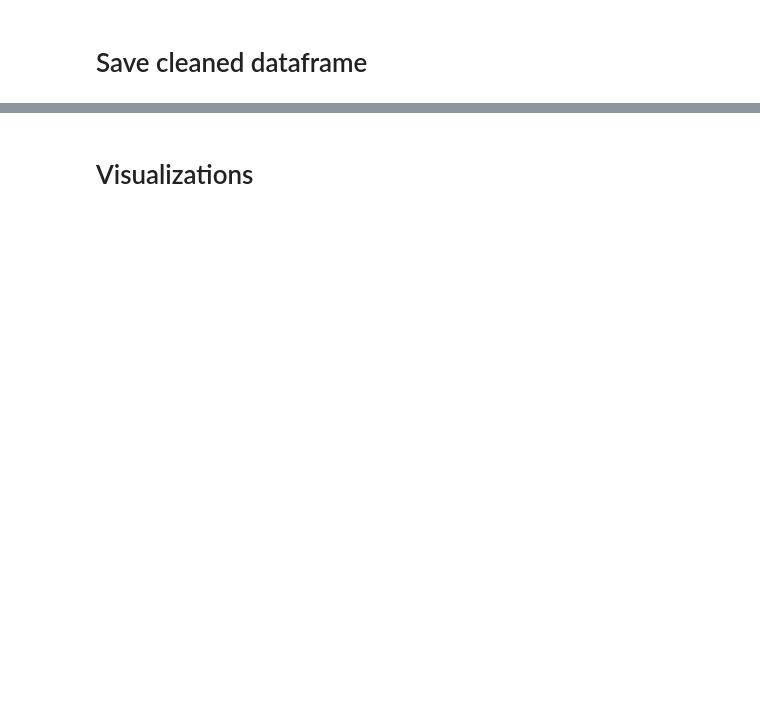
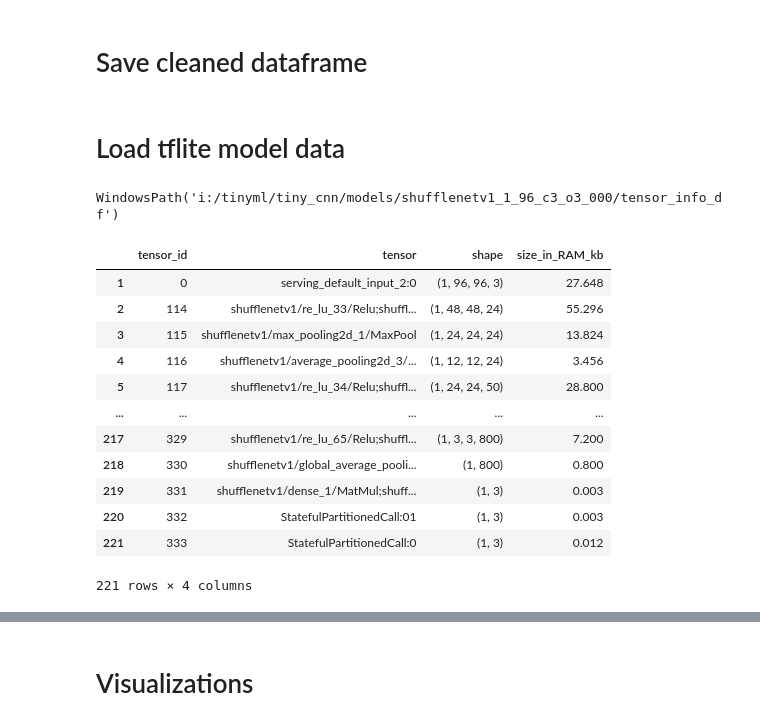
Before and after one commit to subrockmann/tiny_cnn, a Jupyter notebook: Layer Visualizations.ipynb, the cells around one changed output, grey strips where cells are left out. Cells and saved outputs as stored; diff of their text form; code cells hidden in the pictures; blank space fills up the shorter version.

Commit message:
feat: add model_dict and tflite model data

```diff
--- a/Layer Visualizations.ipynb
+++ b/Layer Visualizations.ipynb
@@ -29,3 +26,7 @@ model_name = "mobilenetv2_0.1_96_c1_o3_keras"
+# %%
+model_name = "shufflenetv1_1_96_c3_o3_000"
+#model_name = "mobilenetv2_0.1_96_c3_o3_keras"
+#model_name = "efficientNetB0_0.1_96_c3_o3_keras"
 # %%
 model_dict = {}
 # %%
@@ -558,3 +554,31 @@ clean_df_filepath = models_dir.joinpath(f"{model_name}/{model_name}_layers_clean
 
 #filepath = f"i:/tinyml/tiny_cnn/models/{model_name}/{model_name}_layers.pkl"
 df.to_pickle(clean_df_filepath)
+# %% [markdown]
+# Load tflite model data
+# %%
+# Get dataframes from benchmarking tflite model
+models_peak_memory_df_path = models_dir.joinpath(model_name, "peak_memory_df")
+models_peak_memory_df_path
+
+tensor_info_df_path = models_dir.joinpath(model_name, "tensor_info_df")
+tensor_info_df_path
+# %% [output]
+WindowsPath('i:/tinyml/tiny_cnn/models/shufflenetv1_1_96_c3_o3_000/tensor_info_df')
+# %%
+tensor_info_df = pd.read_pickle(tensor_info_df_path)
+tensor_info_df
+# %% [output]
+|  | tensor_id | tensor | shape | size_in_RAM_kb |
+| 1 | 0 | serving_default_input_2:0 | (1, 96, 96, 3) | 27.648 |
+| 2 | 114 | shufflenetv1/re_lu_33/Relu;shuffl... | (1, 48, 48, 24) | 55.296 |
+| 3 | 115 | shufflenetv1/max_pooling2d_1/MaxPool | (1, 24, 24, 24) | 13.824 |
+| 4 | 116 | shufflenetv1/average_pooling2d_3/... | (1, 12, 12, 24) | 3.456 |
+| 5 | 117 | shufflenetv1/re_lu_34/Relu;shuffl... | (1, 24, 24, 50) | 28.800 |
+| ... | ... | ... | ... | ... |
+| 217 | 329 | shufflenetv1/re_lu_65/Relu;shuffl... | (1, 3, 3, 800) | 7.200 |
+| 218 | 330 | shufflenetv1/global_average_pooli... | (1, 800) | 0.800 |
+| 219 | 331 | shufflenetv1/dense_1/MatMul;shuff... | (1, 3) | 0.003 |
+| 220 | 332 | StatefulPartitionedCall:01 | (1, 3) | 0.003 |
+| 221 | 333 | StatefulPartitionedCall:0 | (1, 3) | 0.012 |
+221 rows × 4 columns
```
Also changed, not shown: parts of 78 cells of this notebook.
